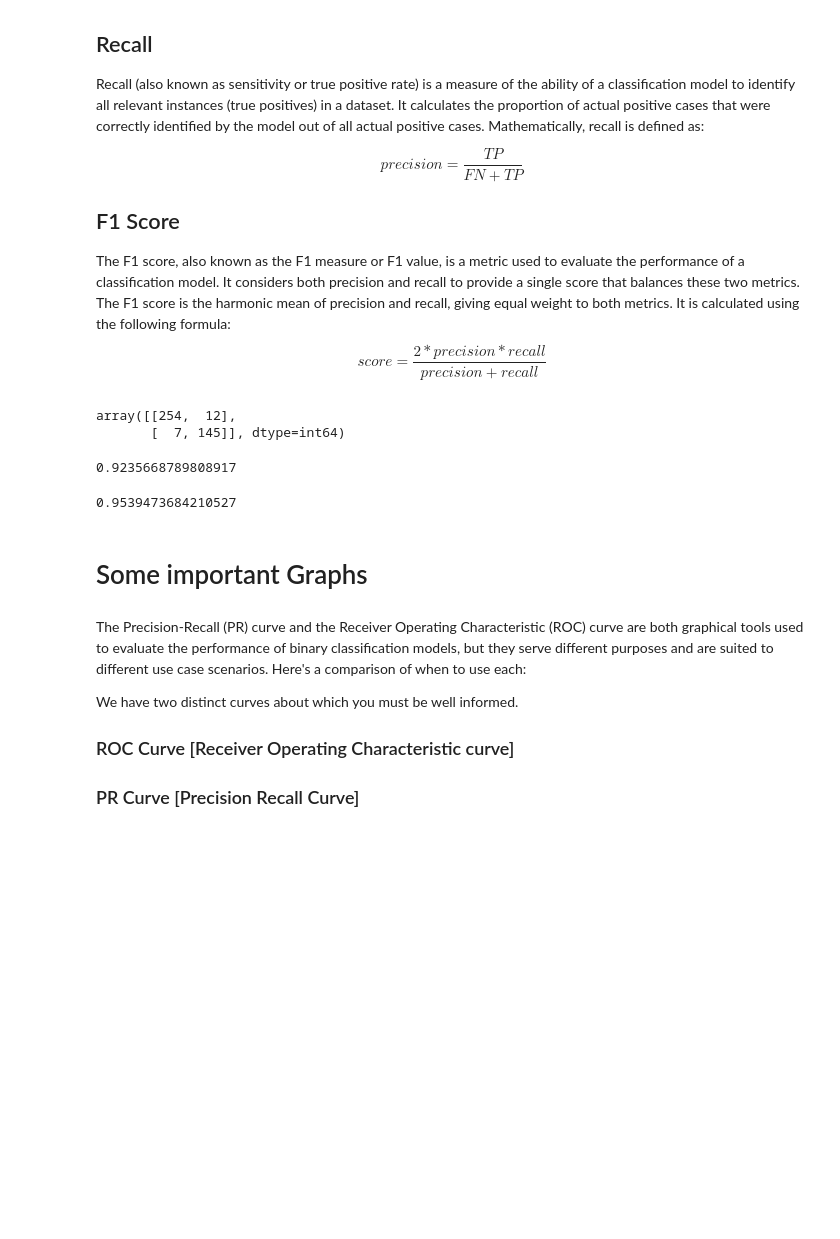
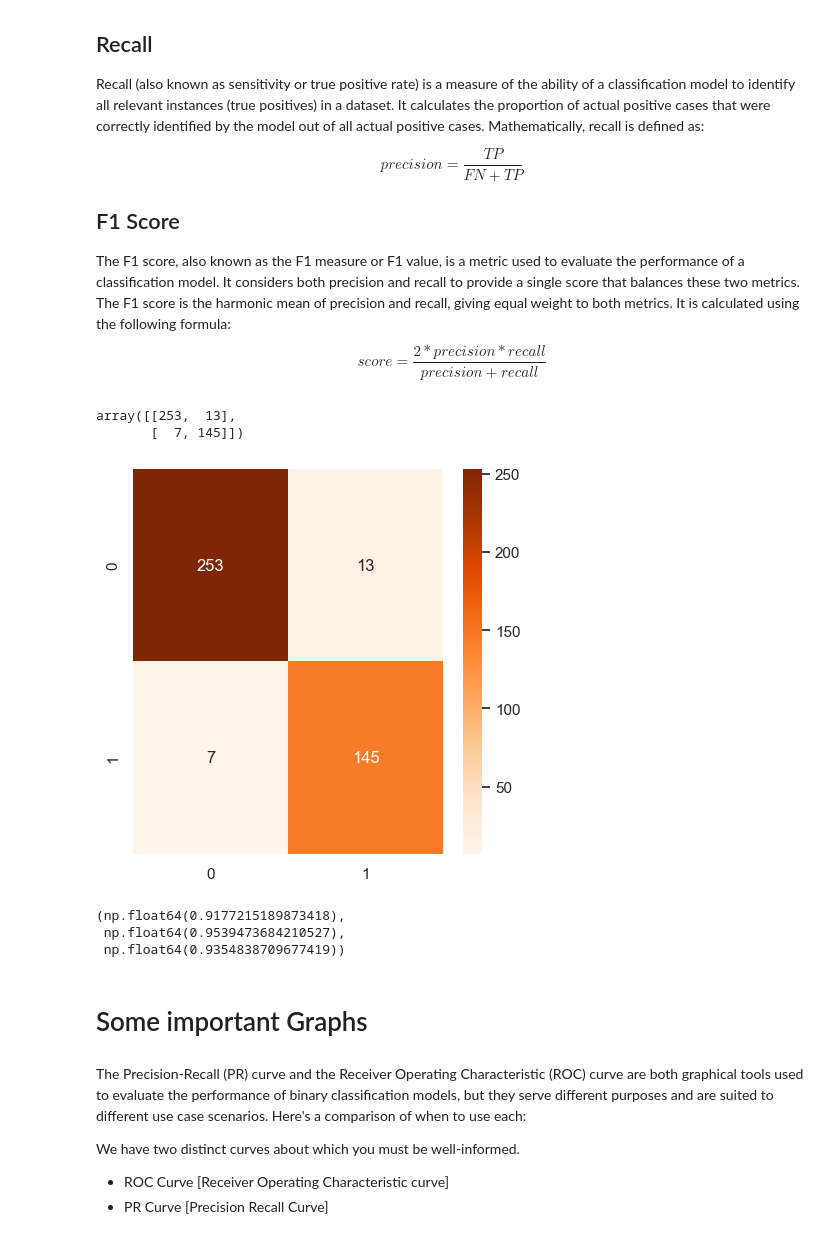
Before and after one commit to SahilLodha/AI_Classes_Notebooks, a Jupyter notebook: classical_ml/Section 02 - Logistic Regression/Logistic Regression.ipynb, the cells around one changed output. Drawn from its saved outputs; the diff is of its cells as text; code cells hidden in the pictures; blank space fills up the shorter version.

```diff
--- a/classical_ml/Section 02 - Logistic Regression/Logistic Regression.ipynb
+++ b/classical_ml/Section 02 - Logistic Regression/Logistic Regression.ipynb
@@ -330,26 +346,30 @@ The F1 score, also known as the F1 measure or F1 value, is a metric used to eval
 $$ score = \dfrac{2 * precision * recall}{precision + recall} $$
 # %%
 # Generating a Confusion Matrix ...
+plt.figure(figsize=(5,5))
 cf = confusion_matrix(values, predictions)
+sns.heatmap(cf, annot=True, cmap='Oranges', fmt='d')
+cf
 # %% [output]
-array([[254,  12],
-       [  7, 145]], dtype=int64)
+array([[253,  13],
+       [  7, 145]])
+[figure, added]
 # %%
 precision = precision_score(values, predictions)
 recall = recall_score(values, predictions)
-f1_score =
+f1_score = f1_score(values, predictions)
-# %% [output]
-0.9235668789808917
 # %%
-recall = recall_score(values, predictions)
+precision, recall, f1_score
 # %% [output]
-0.9539473684210527
+(np.float64(0.9177215189873418),
+ np.float64(0.9539473684210527),
+ np.float64(0.9354838709677419))
 # %% [markdown]
 # Some important Graphs
 # %% [markdown]
 The Precision-Recall (PR) curve and the Receiver Operating Characteristic (ROC) curve are both graphical tools used to evaluate the performance of binary classification models, but they serve different purposes and are suited to different use case scenarios. Here's a comparison of when to use each:
 
-We have two distinct curves about which you must be well informed.
-### ROC Curve [Receiver Operating Characteristic curve]
-### PR Curve [Precision Recall Curve]
+We have two distinct curves about which you must be well-informed.
+- ROC Curve [Receiver Operating Characteristic curve]
+- PR Curve [Precision Recall Curve]
 # %%
```
Also changed, not shown: parts of 12 cells of this notebook, 1 other file.
